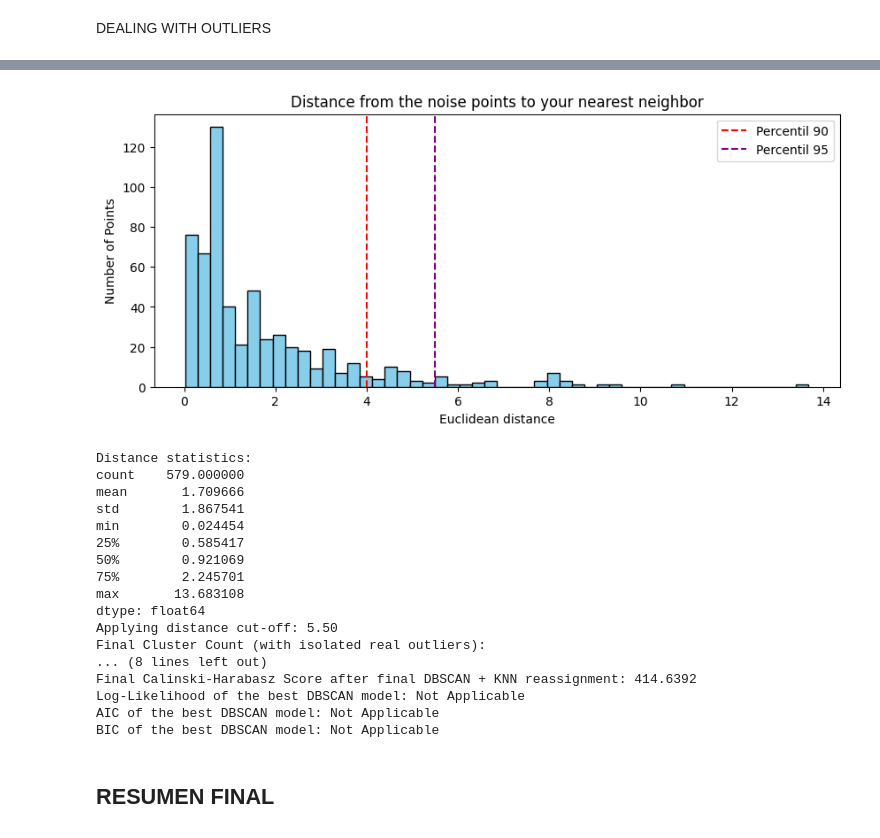
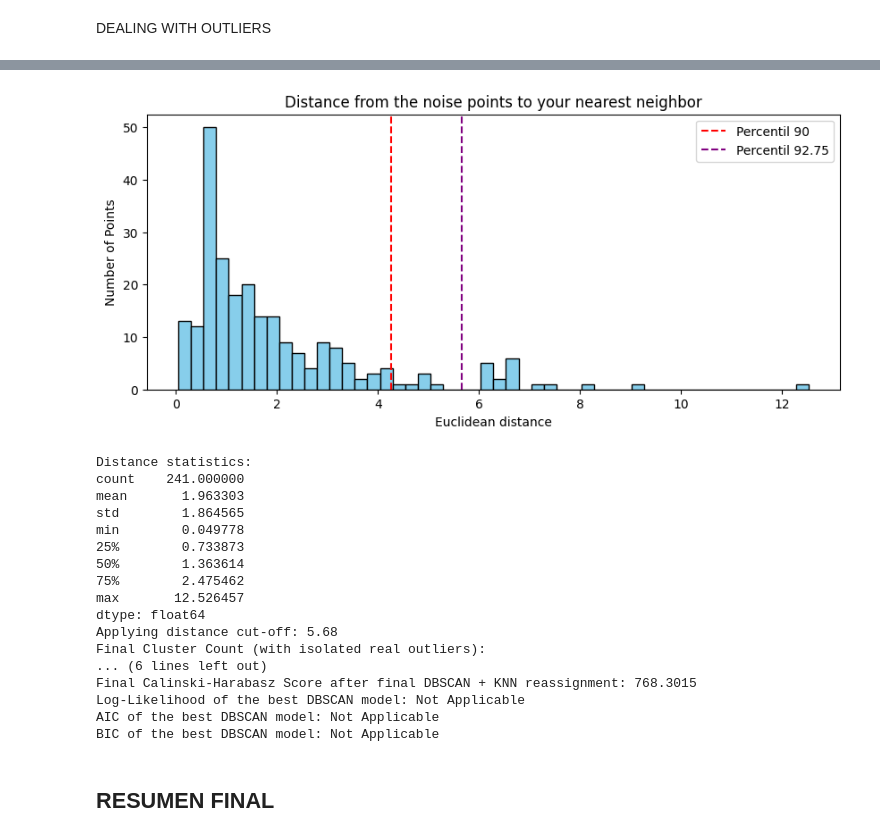
Before and after one commit to ikeiba/bilbao-housing-ml, a Jupyter notebook: clustering/clustering.ipynb, the cells around one changed output, grey strips where cells are left out. Cells and saved outputs as stored; diff of their text form; code cells hidden in the pictures.

```diff
--- a/clustering/clustering.ipynb
+++ b/clustering/clustering.ipynb
@@ -477,7 +477,7 @@ BIC of the best BIRCH model: Not Applicable
 
 # 1. RANGE ADJUSTMENT:
 # If you previously had a giant cluster, we need smaller 'eps'.
-eps_values = np.arange(0.05, 2.0, 0.05)
+eps_values = np.arange(0.5, 2.0, 0.05)
 # 2. INCREASE MIN_SAMPLES:
 # Increasing this breaks weak bridges between clusters.
 min_samples_values = np.arange(5, 31, 1)
@@ -715,7 +726,7 @@ dist_to_neighbor = distances[:, 0]
 plt.figure(figsize=(10, 4))
 plt.hist(dist_to_neighbor, bins=50, color='skyblue', edgecolor='black')
 plt.axvline(np.percentile(dist_to_neighbor, 90), color='r', linestyle='--', label='Percentil 90')
-plt.axvline(np.percentile(dist_to_neighbor, 95), color='purple', linestyle='--', label='Percentil 95')
+plt.axvline(np.percentile(dist_to_neighbor, 92.75), color='purple', linestyle='--', label='Percentil 92.75')
 plt.title('Distance from the noise points to your nearest neighbor')
 plt.xlabel('Euclidean distance')
 plt.ylabel('Number of Points')
@@ -727,55 +738,53 @@ print(pd.Series(dist_to_neighbor).describe())
 
 # 2. APPLY THE FILTER (RIGHT OF ADMISSION)
 # Define your limit here based on the graph above.
-# From what I see in your PCA, the far points are VERY far away.
-# A safe value is usually the 95th percentile (discard the furthest 5%).
-limite_distancia = np.percentile(dist_to_neighbor, 95)
+limite_distancia = np.percentile(dist_to_neighbor, 92.76)
 
 print(f"Applying distance cut-off: {limite_distancia:.2f}")
 
 # Predict again
 noise_pred_filtered = knn.predict(X_noise)
 
 # Where the distance is greater than the limit, we force back to -1 (Real Noise)
 noise_pred_filtered[dist_to_neighbor > limite_distancia] = -1
 
 # Update end labels
 final_labels_refined = best_labels.copy()
 final_labels_refined[~mask_core] = noise_pred_filtered
 
 
 
 # Final count
 print("Final Cluster Count (with isolated real outliers):")
 print(pd.Series(final_labels_refined).value_counts().sort_index())
 
 #Silhouette Score of the final assignment
 silhouette_final = silhouette_score(X_scaled, final_labels_refined)
 print(f"Final Silhouette Score after final DBSCAN + KNN reassignment: {silhouette_final:.4f}")
 #CALINSKI HARABASZ SCORE
 puntuacion = calinski_harabasz_score(X_scaled, final_labels_refined)
 print(f"Final Calinski-Harabasz Score after final DBSCAN + KNN reassignment: {puntuacion:.4f}")
 
 
 print(f"Log-Likelihood of the best DBSCAN model: Not Applicable")
 print(f"AIC of the best DBSCAN model: Not Applicable")
 print(f"BIC of the best DBSCAN model: Not Applicable")
 # %% [output]
-[figure, old version]
+[figure, new version]
 Distance statistics:
-count    579.000000
-mean       1.709666
-std        1.867541
-min        0.024454
-25%        0.585417
-50%        0.921069
-75%        2.245701
-max       13.683108
+count    241.000000
+mean       1.963303
+std        1.864565
+min        0.049778
+25%        0.733873
+50%        1.363614
+75%        2.475462
+max       12.526457
 dtype: float64
-Applying distance cut-off: 5.50
+Applying distance cut-off: 5.68
 Final Cluster Count (with isolated real outliers):
-... (8 lines left out)
-Final Calinski-Harabasz Score after final DBSCAN + KNN reassignment: 414.6392
+... (6 lines left out)
+Final Calinski-Harabasz Score after final DBSCAN + KNN reassignment: 768.3015
 Log-Likelihood of the best DBSCAN model: Not Applicable
 AIC of the best DBSCAN model: Not Applicable
 BIC of the best DBSCAN model: Not Applicable
```
Also changed, not shown: parts of 8 cells of this notebook.
